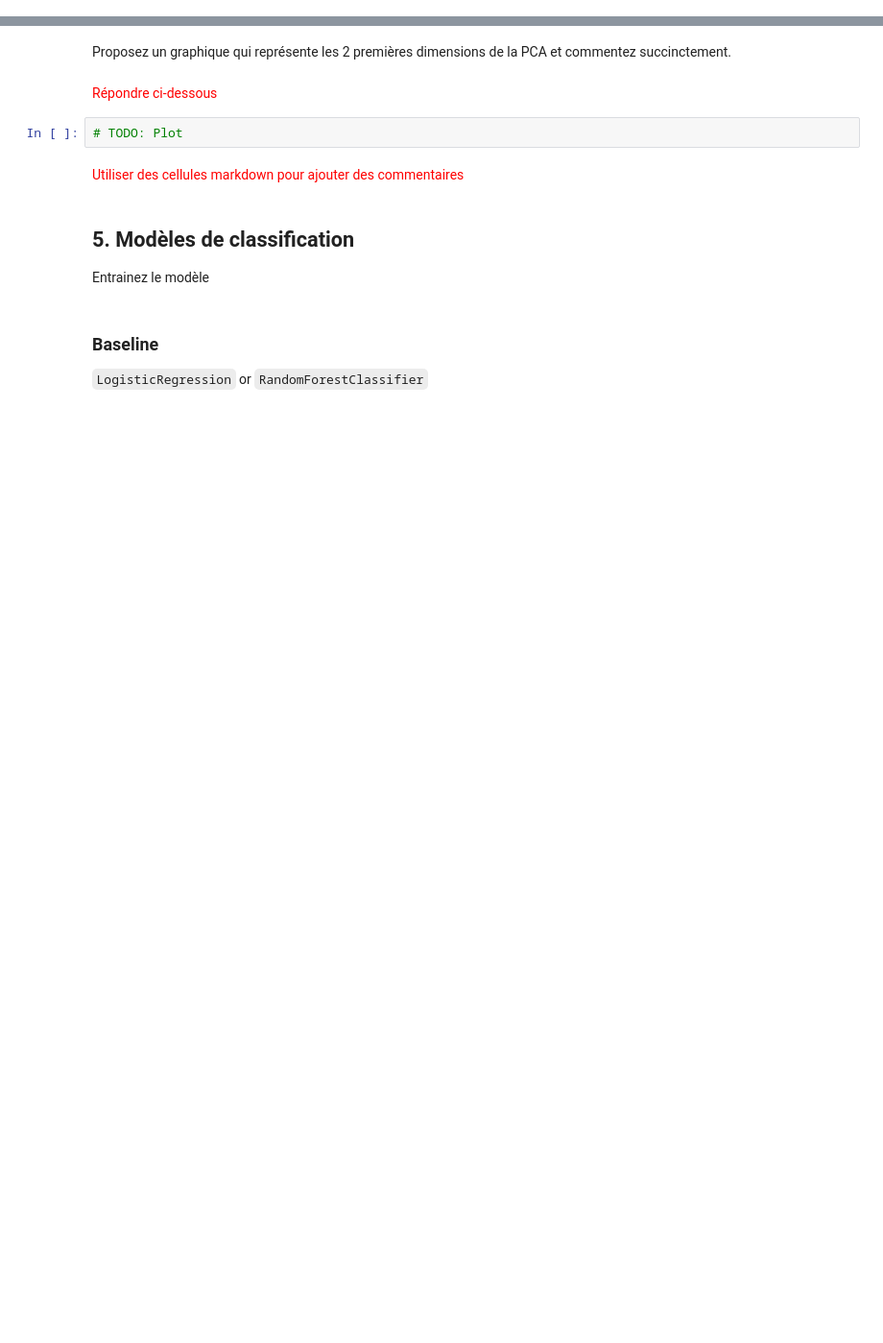
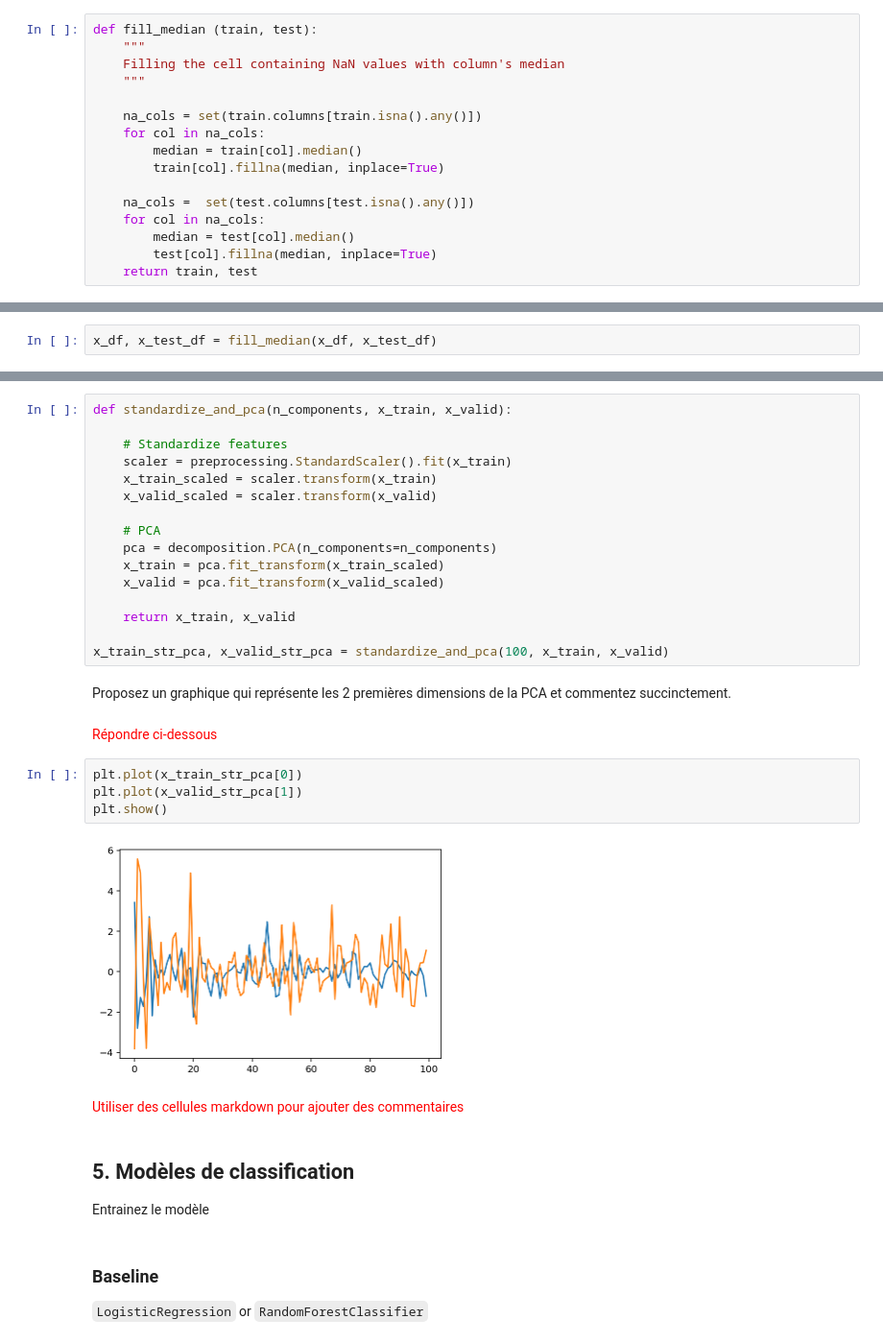
Before and after one commit to AlexisDel/Projet-ISD2, a Jupyter notebook: Projet.ipynb, the cells around one changed output, grey strips where cells are left out. Shown at 96% size. Drawn from its saved outputs; the diff is of its cells as text; blank space fills up the shorter version.

```diff
--- a/Projet.ipynb
+++ b/Projet.ipynb
@@ -469,3 +478,19 @@ def drop_rows(train, test):
+# %%
+def fill_median (train, test):
+    """
+    Filling the cell containing NaN values with column's median
+    """
+
+    na_cols = set(train.columns[train.isna().any()])
+    for col in na_cols:
+        median = train[col].median()
+        train[col].fillna(median, inplace=True)
+
+    na_cols =  set(test.columns[test.isna().any()])
+    for col in na_cols:
+        median = test[col].median()
+        test[col].fillna(median, inplace=True)
+    return train, test
 # %% [markdown]
 ### Evaluation des méthodes traitants les NaN
 # %%
@@ -518,4 +540,6 @@ Test Dataset :
          NaN values : False
+# %%
+x_df, x_test_df = fill_median(x_df, x_test_df)
 # %% [markdown]
 ### Domain Expertise
 # %% [markdown]
@@ -786,11 +809,31 @@ Avant d'appliquer la PCA, il est conseillé de centrer-réduire les données (e.
+# %%
+def standardize_and_pca(n_components, x_train, x_valid):
+
+    # Standardize features
+    scaler = preprocessing.StandardScaler().fit(x_train)
+    x_train_scaled = scaler.transform(x_train)
+    x_valid_scaled = scaler.transform(x_valid)
+
+    # PCA
+    pca = decomposition.PCA(n_components=n_components)
+    x_train = pca.fit_transform(x_train_scaled)
+    x_valid = pca.fit_transform(x_valid_scaled)
+
+    return x_train, x_valid
+
+x_train_str_pca, x_valid_str_pca = standardize_and_pca(100, x_train, x_valid)
 # %% [markdown]
 Proposez un graphique qui représente les 2 premières dimensions de la PCA et commentez succinctement.
 # %% [markdown]
 <span style="color:red">
     Répondre ci-dessous
 </span>
-# %%
-# TODO: Plot
+# %%
+plt.plot(x_train_str_pca[0])
+plt.plot(x_valid_str_pca[1])
+plt.show()
+# %% [output]
+[figure, added]
 # %% [markdown]
 <span style="color:red">
     Utiliser des cellules markdown pour ajouter des commentaires
```
Also changed, not shown: parts of 29 cells of this notebook, 1 other file.
